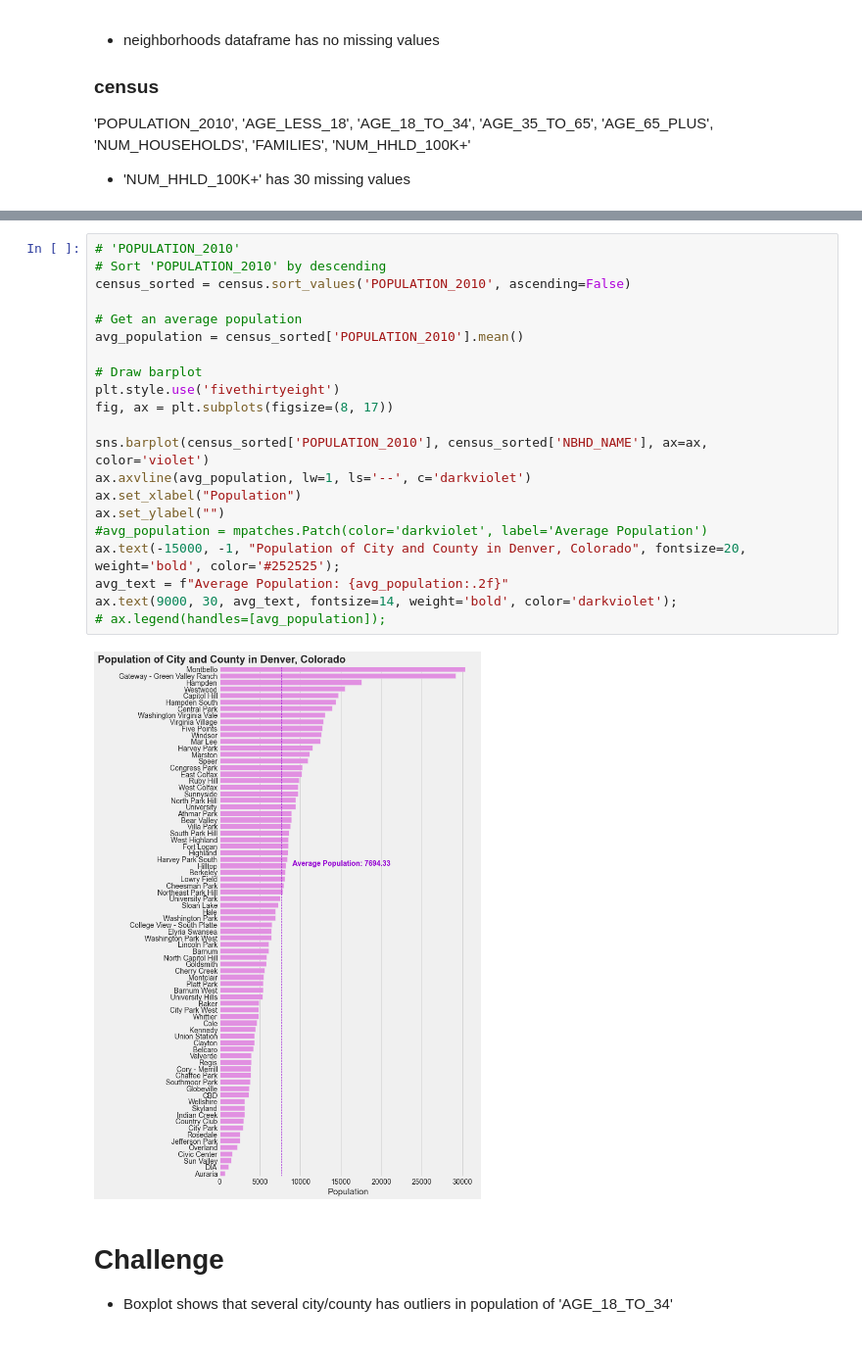
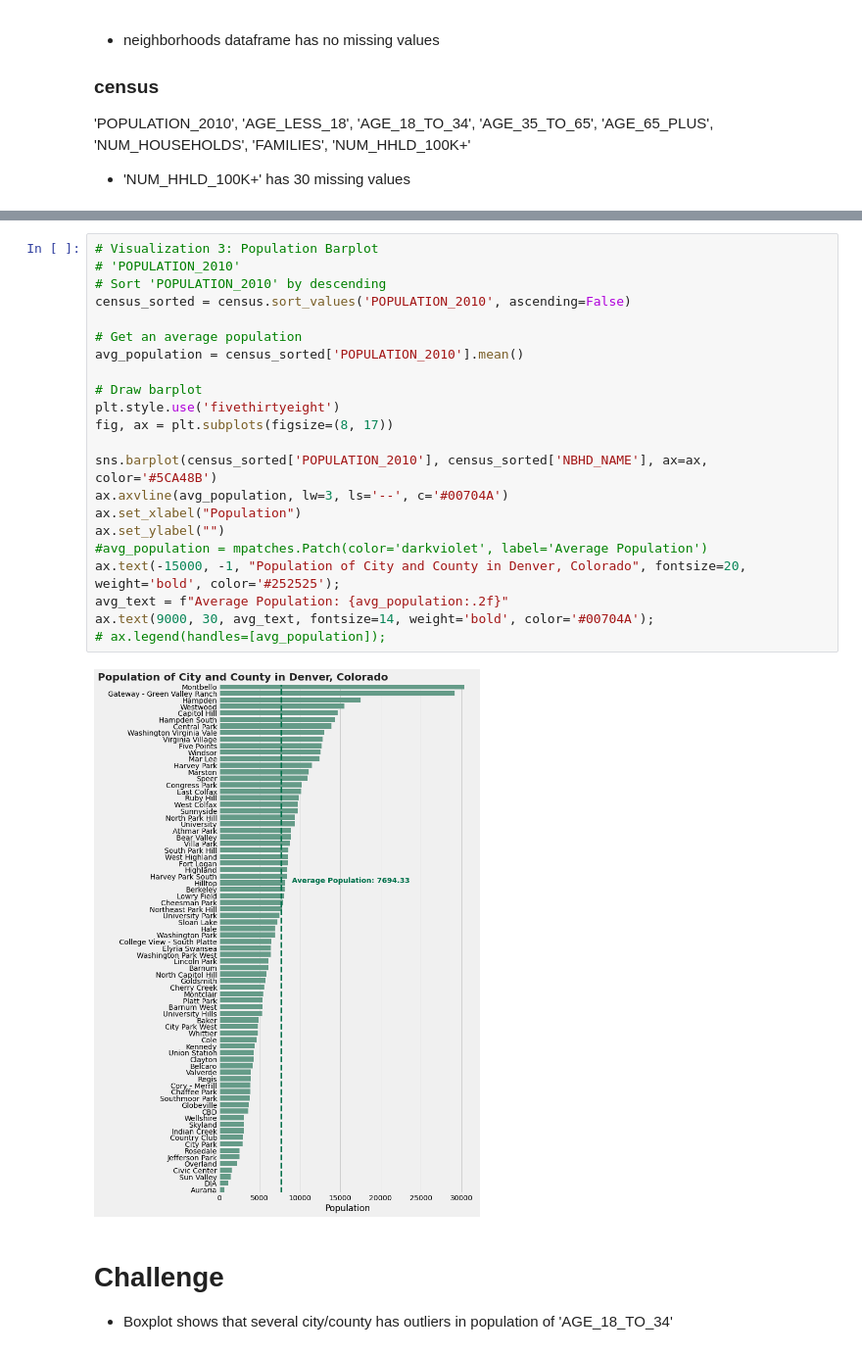
Before and after one commit to MihoRosenberg/Starbucks, a Jupyter notebook: notebook (2).ipynb, the cells around one changed output, grey strips where cells are left out. Shown at 98% size. Saved outputs shown, nothing was run; the diff lists cells and outputs as text.

```diff
--- a/notebook (2).ipynb
+++ b/notebook (2).ipynb
@@ -237,26 +206,27 @@ id
 # %%
+# Visualization 3: Population Barplot
 # 'POPULATION_2010'
 # Sort 'POPULATION_2010' by descending
 census_sorted = census.sort_values('POPULATION_2010', ascending=False)
 
 # Get an average population
 avg_population = census_sorted['POPULATION_2010'].mean()
 
 # Draw barplot
 plt.style.use('fivethirtyeight')
 fig, ax = plt.subplots(figsize=(8, 17))
 
-sns.barplot(census_sorted['POPULATION_2010'], census_sorted['NBHD_NAME'], ax=ax, color='violet')
-ax.axvline(avg_population, lw=1, ls='--', c='darkviolet')
+sns.barplot(census_sorted['POPULATION_2010'], census_sorted['NBHD_NAME'], ax=ax, color='#5CA48B')
+ax.axvline(avg_population, lw=3, ls='--', c='#00704A')
 ax.set_xlabel("Population")
 ax.set_ylabel("")
 #avg_population = mpatches.Patch(color='darkviolet', label='Average Population')
 ax.text(-15000, -1, "Population of City and County in Denver, Colorado", fontsize=20, weight='bold', color='#252525');
 avg_text = f"Average Population: {avg_population:.2f}"
-ax.text(9000, 30, avg_text, fontsize=14, weight='bold', color='darkviolet');
+ax.text(9000, 30, avg_text, fontsize=14, weight='bold', color='#00704A');
 # ax.legend(handles=[avg_population]);
 # %% [output]
-[figure, old version]
+[figure, new version]
 # %% [markdown]
 # Challenge
 * Boxplot shows that several city/county has outliers in population of 'AGE_18_TO_34'
```
Also changed, not shown: parts of 21 cells of this notebook.
